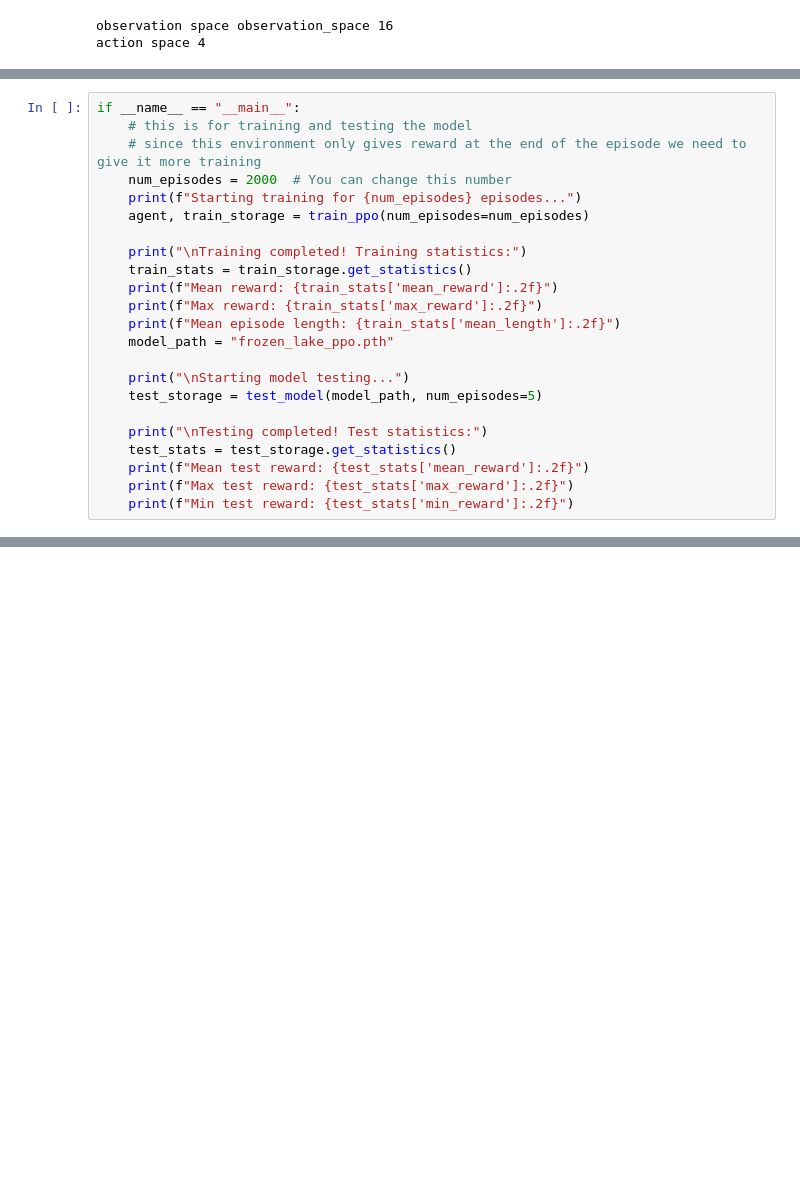
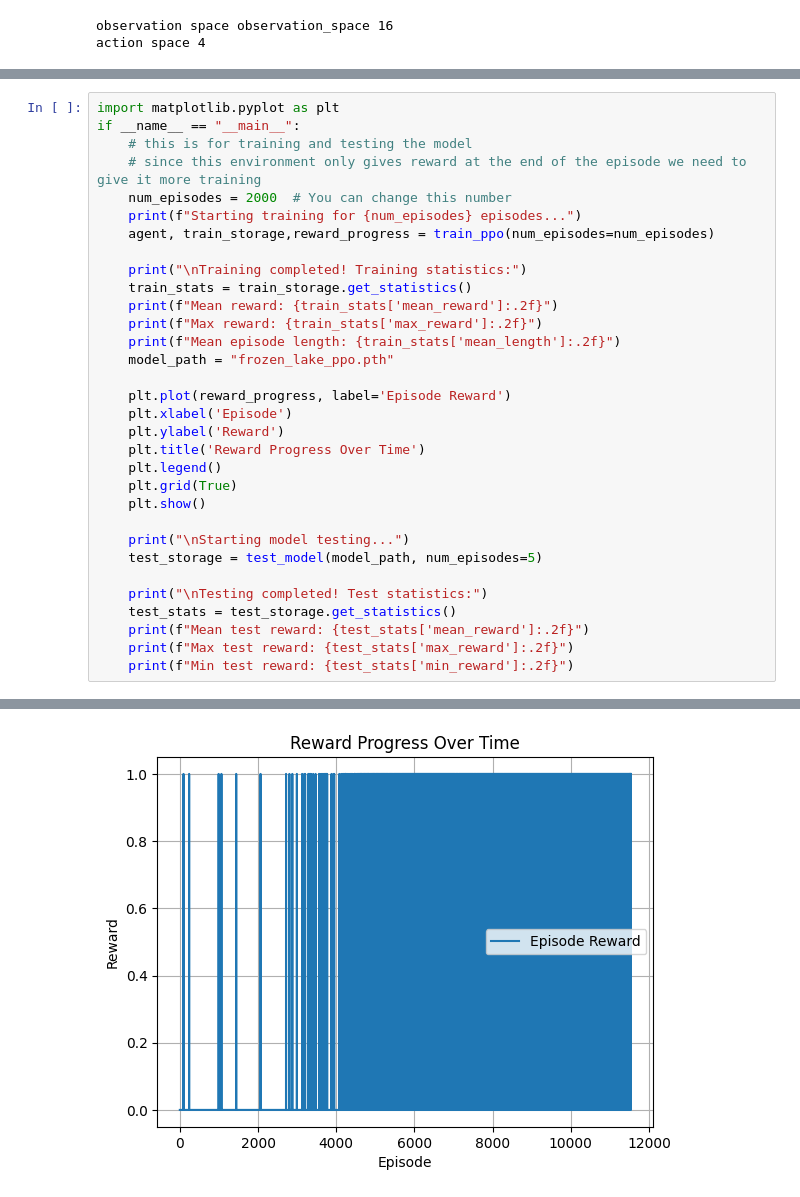
Before and after one commit to mohamedrxo/ppo, a Jupyter notebook: frozen_lake.ipynb, the cells around one changed output, grey strips where cells are left out. Drawn from its saved outputs; the diff is of its cells as text; blank space fills up the shorter version.

```diff
--- a/frozen_lake.ipynb
+++ b/frozen_lake.ipynb
@@ -294,12 +299,13 @@ def test_model(model_path, num_episodes = 10):
     env.close()
     return storage
 # %%
+import matplotlib.pyplot as plt
 if __name__ == "__main__":
     # this is for training and testing the model
     # since this environment only gives reward at the end of the episode we need to give it more training
     num_episodes = 2000  # You can change this number
     print(f"Starting training for {num_episodes} episodes...")
-    agent, train_storage = train_ppo(num_episodes=num_episodes)
+    agent, train_storage,reward_progress = train_ppo(num_episodes=num_episodes)
 
     print("\nTraining completed! Training statistics:")
     train_stats = train_storage.get_statistics()
@@ -307,6 +313,14 @@ if __name__ == "__main__":
     print(f"Max reward: {train_stats['max_reward']:.2f}")
     print(f"Mean episode length: {train_stats['mean_length']:.2f}")
     model_path = "frozen_lake_ppo.pth"
+
+    plt.plot(reward_progress, label='Episode Reward')
+    plt.xlabel('Episode')
+    plt.ylabel('Reward')
+    plt.title('Reward Progress Over Time')
+    plt.legend()
+    plt.grid(True)
+    plt.show()
 
     print("\nStarting model testing...")
     test_storage = test_model(model_path, num_episodes=5)
@@ -336,0 +351 @@ Starting model testing...
+[figure, added]
```
Also changed, not shown: parts of 3 cells of this notebook, 1 other file.
